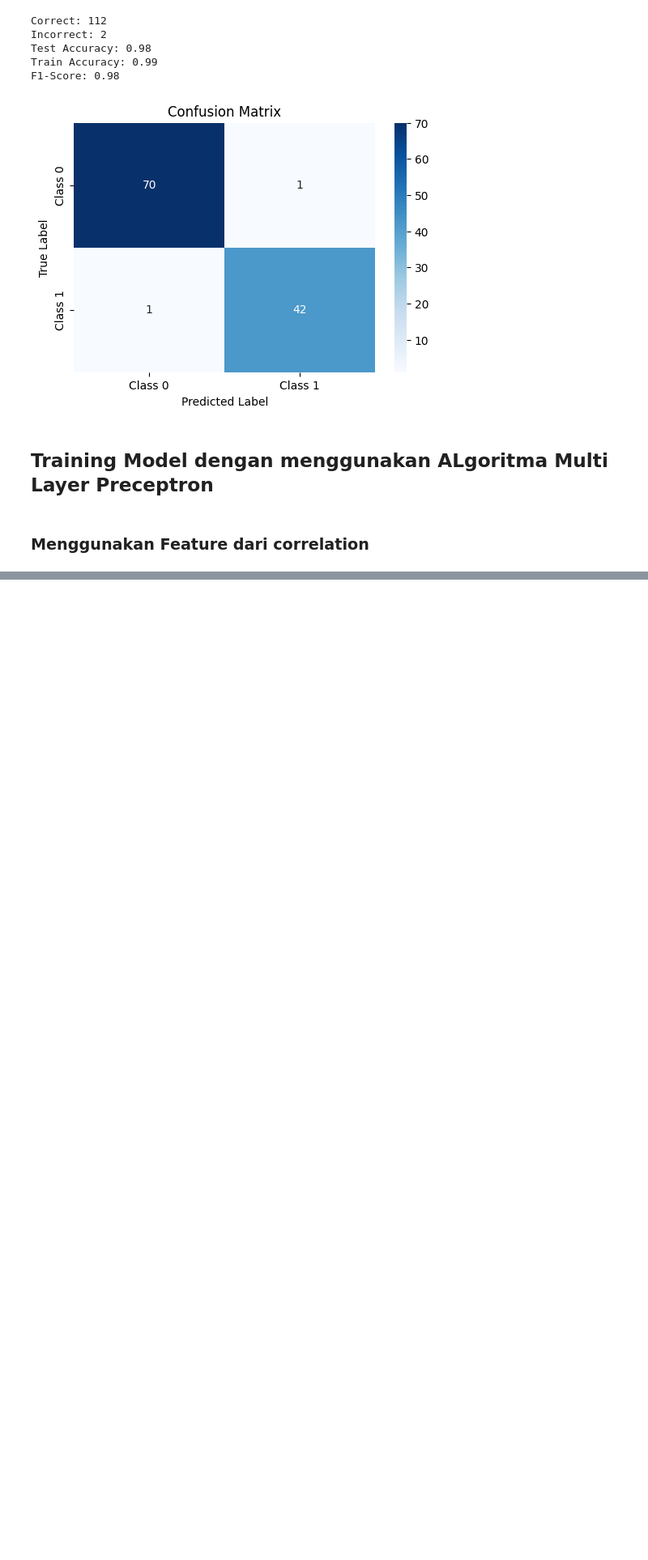
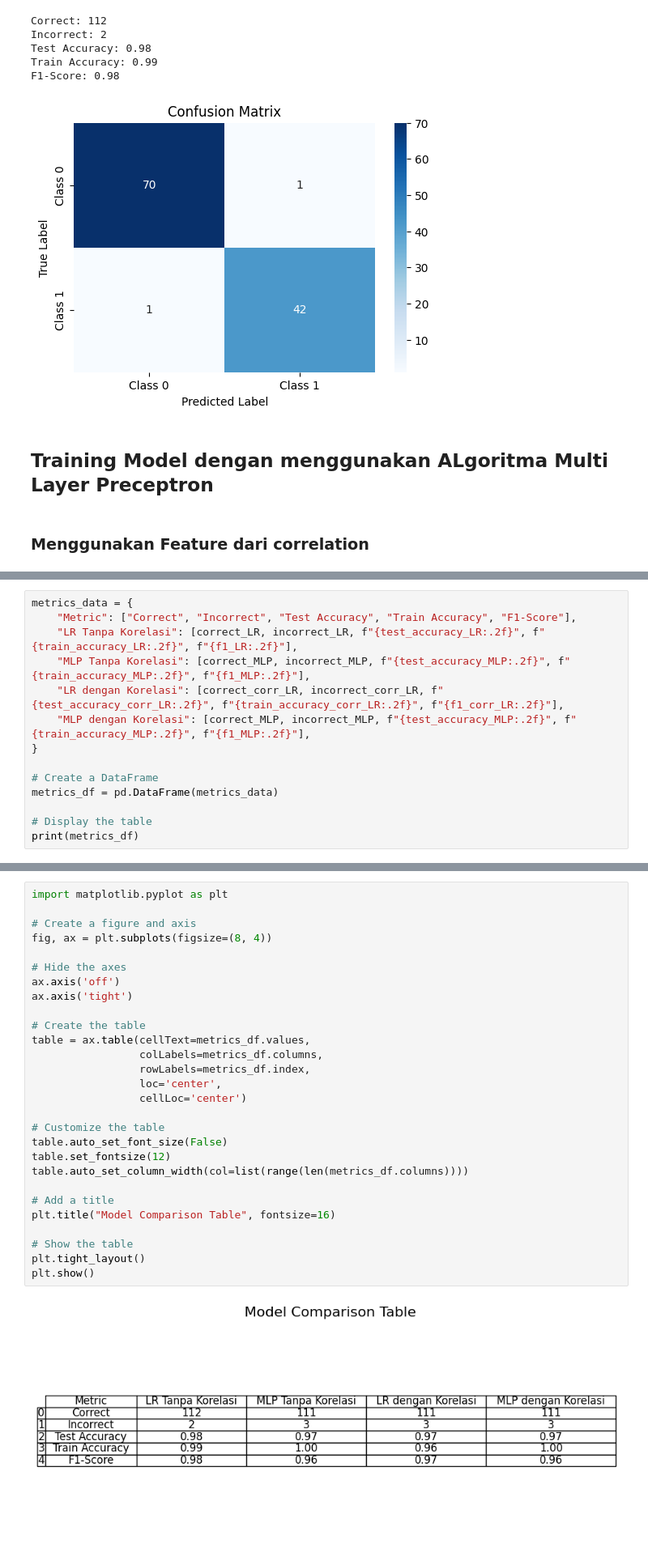
Before and after one commit to FadQode/Scil-try1, a Jupyter notebook: Classification.ipynb, the cells around one changed output, grey strips where cells are left out. Shown at 81% size. Drawn from its saved outputs; the diff is of its cells as text; blank space fills up the shorter version.

```diff
--- a/Classification.ipynb
+++ b/Classification.ipynb
@@ -312,0 +384,14 @@ MLPClassifier(hidden_layer_sizes=(10,), max_iter=1000, random_state=42)
+# %%
+metrics_data = {
+    "Metric": ["Correct", "Incorrect", "Test Accuracy", "Train Accuracy", "F1-Score"],
+    "LR Tanpa Korelasi": [correct_LR, incorrect_LR, f"{test_accuracy_LR:.2f}", f"{train_accuracy_LR:.2f}", f"{f1_LR:.2f}"],
+    "MLP Tanpa Korelasi": [correct_MLP, incorrect_MLP, f"{test_accuracy_MLP:.2f}", f"{train_accuracy_MLP:.2f}", f"{f1_MLP:.2f}"],
+    "LR dengan Korelasi": [correct_corr_LR, incorrect_corr_LR, f"{test_accuracy_corr_LR:.2f}", f"{train_accuracy_corr_LR:.2f}", f"{f1_corr_LR:.2f}"],
+    "MLP dengan Korelasi": [correct_MLP, incorrect_MLP, f"{test_accuracy_MLP:.2f}", f"{train_accuracy_MLP:.2f}", f"{f1_MLP:.2f}"],
+}
+
+# Create a DataFrame
+metrics_df = pd.DataFrame(metrics_data)
+
+# Display the table
+print(metrics_df)
@@ -312,0 +412,30 @@ MLPClassifier(hidden_layer_sizes=(10,), max_iter=1000, random_state=42)
+# %%
+import matplotlib.pyplot as plt
+
+# Create a figure and axis
+fig, ax = plt.subplots(figsize=(8, 4))
+
+# Hide the axes
+ax.axis('off')
+ax.axis('tight')
+
+# Create the table
+table = ax.table(cellText=metrics_df.values,
+                 colLabels=metrics_df.columns,
+                 rowLabels=metrics_df.index,
+                 loc='center',
+                 cellLoc='center')
+
+# Customize the table
+table.auto_set_font_size(False)
+table.set_fontsize(12)
+table.auto_set_column_width(col=list(range(len(metrics_df.columns))))
+
+# Add a title
+plt.title("Model Comparison Table", fontsize=16)
+
+# Show the table
+plt.tight_layout()
+plt.show()
+# %% [output]
+[figure, added]
```
Also changed, not shown: parts of 10 cells of this notebook.
